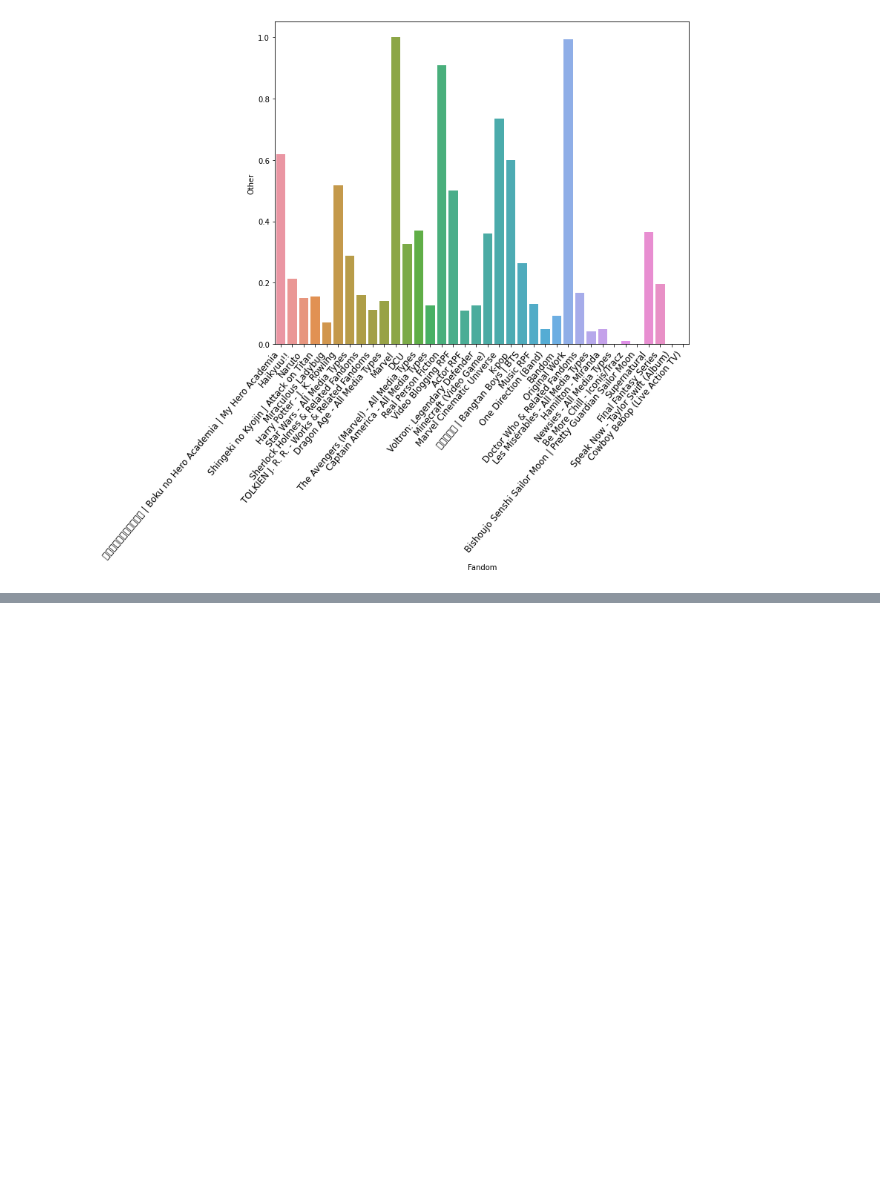
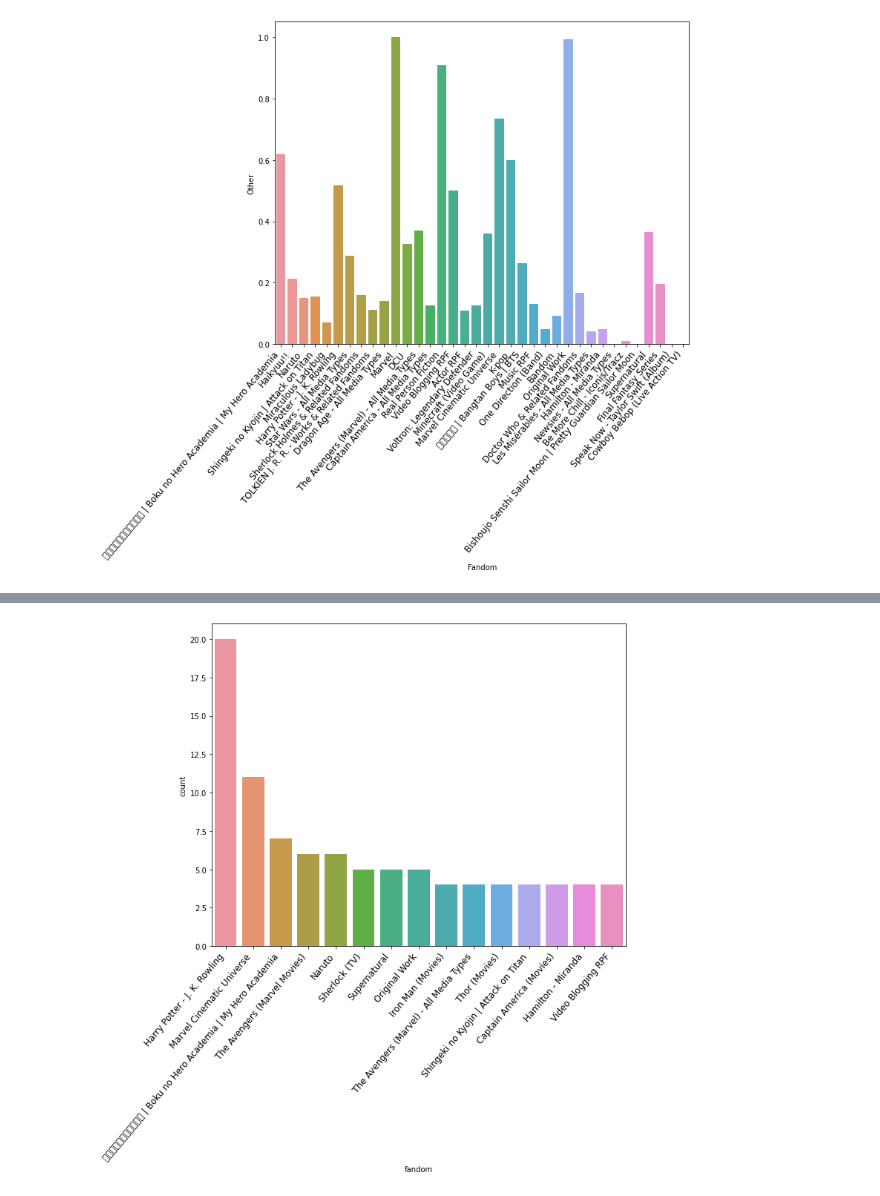
Before and after one commit to emedema/ao3-network-analysis, a Jupyter notebook: data_analysis/popular_fandom_exploration.ipynb, the cells around one changed output, grey strips where cells are left out. Saved outputs shown, nothing was run; the diff lists cells and outputs as text; code cells hidden in the pictures; blank space fills up the shorter version.

Commit message:
crossovers analyzed

```diff
--- a/data_analysis/popular_fandom_exploration.ipynb
+++ b/data_analysis/popular_fandom_exploration.ipynb
@@ -458,0 +466,22 @@ plt.show()
+# %%
+'''
+First we need to get this data into something we can work with.
+Currently, we have a dictionary of the most popular fandoms crossed over with the fandoms that we scraped within our dataframe.
+We are going to iterate through the fandoms we have and add each fandom into a new dictionary with a count beside it.
+'''
+crossover_count = {}
+for i in range(len(df["fandom"])):
+    temp = df["fandoms"][i]
+    keys = temp.keys()
+    for j in keys:
+        if j in crossover_count:
+            crossover_count[j] += 1
+        else:
+            if j == df["fandom"][i]:
+                crossover_count[j] = 0
+            else:
+                crossover_count[j] = 1
+
+#Now that we have a dictionary of fandoms that are crossed-over, we can put this into a dataframe.
+crossovers = pd.DataFrame(list(crossover_count.items()), columns = ["fandom", "count"])
+crossovers
@@ -458,0 +502,18 @@ plt.show()
+# %%
+#Now that we have the data in a format we can work with, lets plot this data
+#Since there is no way for us to make sense of the data when we use all 220 rows, we will subsect it to be the top 15.
+#create bar chart for crossovers
+crossovers_sorted = crossovers.sort_values('count', ascending = False)
+crossovers_subset = crossovers_sorted[:15]
+plt.figure(figsize=(10,8))
+
+ax = sns.barplot(x="fandom", y="count", data=crossovers_subset)
+plt.xticks(
+    rotation=50,
+    horizontalalignment='right',
+    fontweight='light',
+    fontsize='large'
+)
+plt.show()
+# %% [output]
+[figure, added]
```
Also changed, not shown: parts of 2 cells of this notebook.
